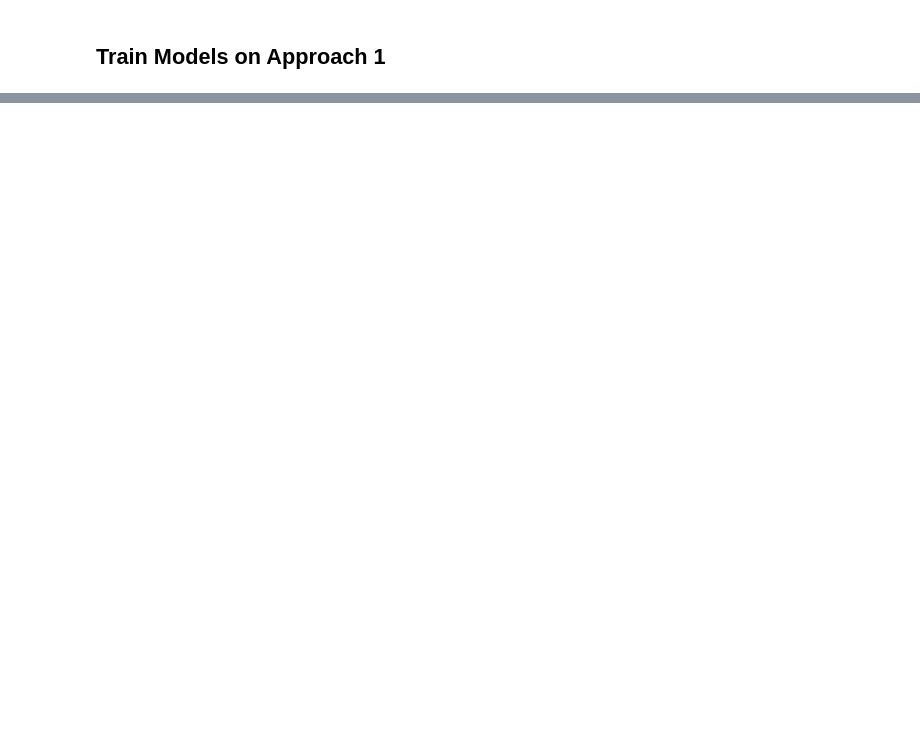
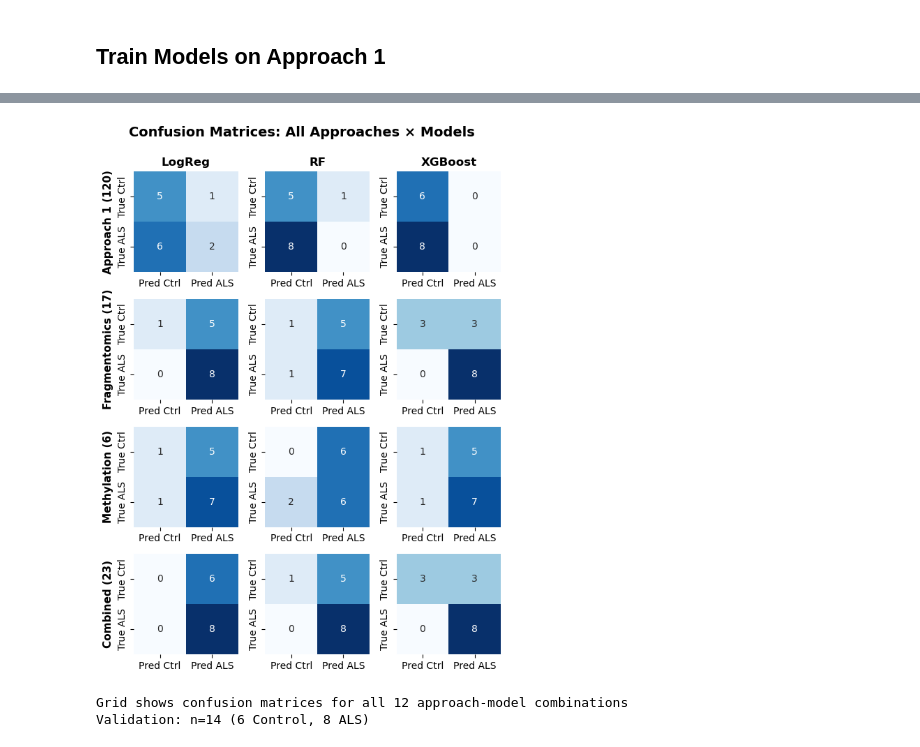
Before and after one commit to maggiebr0wn/wgbs_classifier, a Jupyter notebook: notebooks/exploratory/04_model_exploration.ipynb, the cells around one changed output, grey strips where cells are left out. Saved outputs shown, nothing was run; the diff lists cells and outputs as text; code cells hidden in the pictures; blank space fills up the shorter version.

```diff
--- a/notebooks/exploratory/04_model_exploration.ipynb
+++ b/notebooks/exploratory/04_model_exploration.ipynb
@@ -391,0 +524,59 @@ print("\nConclusion: Approach 1 features are noisier (higher CV).")
+# %%
+# Create confusion matrix grid
+fig, axes = plt.subplots(4, 3, figsize=(6, 8))
+
+approaches_cm = [
+    ('Approach 1 (120)', app1_cm),
+    ('Fragmentomics (17)', frag_cm),
+    ('Methylation (6)', meth_cm),
+    ('Combined (23)', comb_cm)
+]
+
+models = ['LogReg', 'RF', 'XGBoost']
+# Map display names to full model names
+model_mapping = {
+    'LogReg': 'Logistic Regression',
+    'RF': 'Random Forest',
+    'XGBoost': 'XGBoost'
+}
+
+for row, (approach_name, cm_data) in enumerate(approaches_cm):
+    for col, model in enumerate(models):
+        ax = axes[row, col]
+
+        # Get confusion matrix values using full model name
+        full_model_name = model_mapping[model]
+        data = next(d for d in cm_data if d['Model'] == full_model_name)
+        cm_matrix = np.array([[data['TN'], data['FP']],
+                              [data['FN'], data['TP']]])
+
+        # Plot heatmap
+        sns.heatmap(cm_matrix, annot=True, fmt='d', cmap='Blues',
+                   cbar=False, ax=ax, vmin=0, vmax=8,
+                   xticklabels=['Pred Ctrl', 'Pred ALS'],
+                   yticklabels=['True Ctrl', 'True ALS'])
+
+        # Title
+        if row == 0:
+            ax.set_title(model, fontsize=12, fontweight='bold')
+        else:
+            ax.set_title('')
+
+        # Y-axis label
+        if col == 0:
+            ax.set_ylabel(approach_name, fontsize=11, fontweight='bold')
+        else:
+            ax.set_ylabel('')
+
+        ax.set_xlabel('')
+
+plt.suptitle('Confusion Matrices: All Approaches × Models', fontsize=14, fontweight='bold', y=0.995)
+plt.tight_layout()
+plt.show()
+
+print("Grid shows confusion matrices for all 12 approach-model combinations")
+print("Validation: n=14 (6 Control, 8 ALS)")
+# %% [output]
+[figure, added]
+Grid shows confusion matrices for all 12 approach-model combinations
+Validation: n=14 (6 Control, 8 ALS)
```
Also changed, not shown: parts of 31 cells of this notebook, 3 other files.
